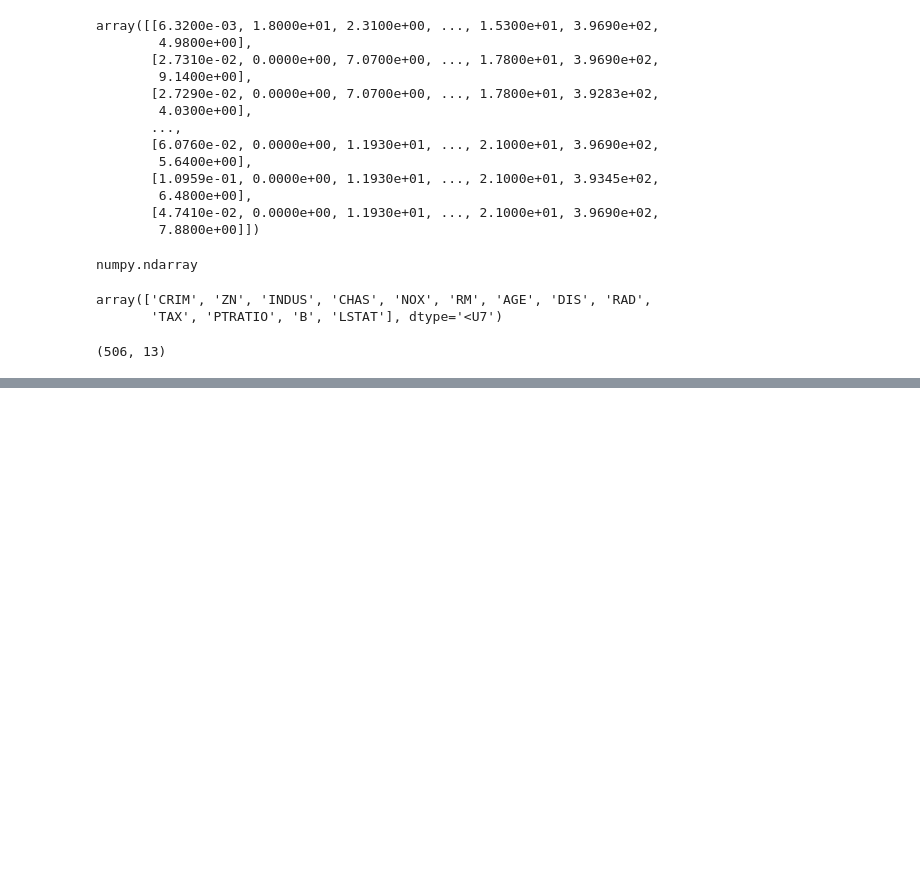
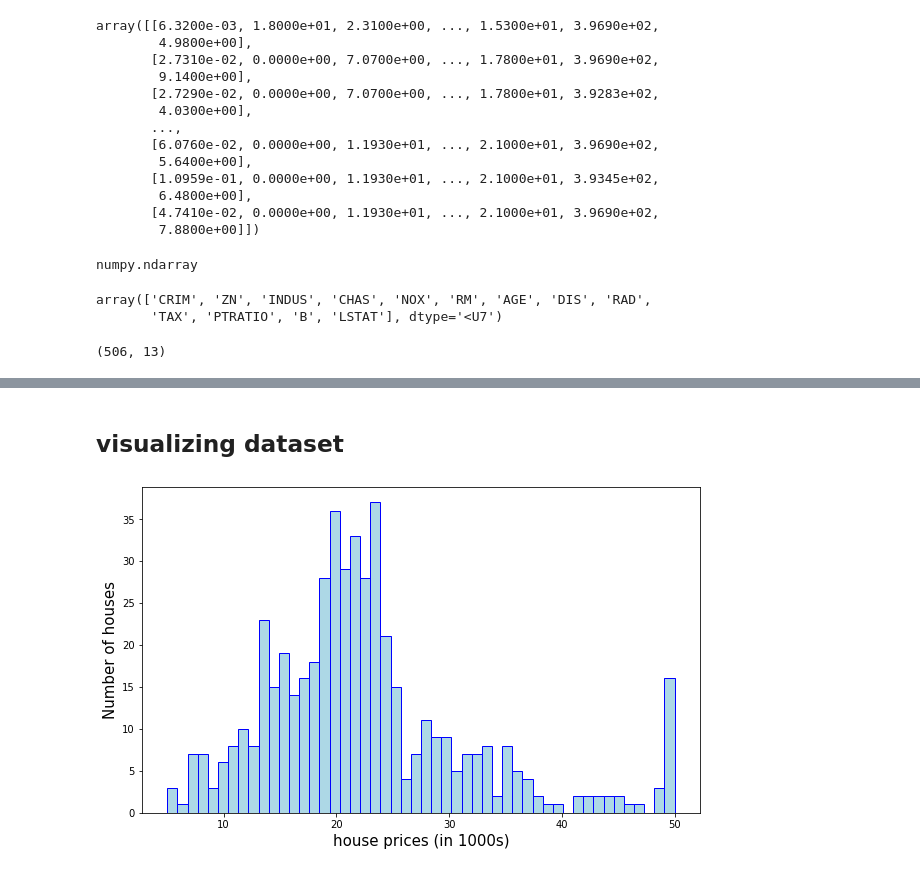
Before and after one commit to Nagaraj-U/Boston-Houseprice-Predictions, a Jupyter notebook: Boston_HousePrices_Prediction.ipynb, the cells around one changed output, grey strips where cells are left out. Drawn from its saved outputs; the diff is of its cells as text; code cells hidden in the pictures; blank space fills up the shorter version.

```diff
--- a/Boston_HousePrices_Prediction.ipynb
+++ b/Boston_HousePrices_Prediction.ipynb
@@ -100,0 +111,2 @@ array([[6.3200e-03, 1.8000e+01, 2.3100e+00, ..., 1.5300e+01, 3.9690e+02,
+# %%
+data=pd.DataFrame(data=boston_dataset.data,columns=boston_dataset.feature_names)
@@ -100,0 +173,3 @@ array([[6.3200e-03, 1.8000e+01, 2.3100e+00, ..., 1.5300e+01, 3.9690e+02,
+# %%
+#adding price column
+data['PRICES']=boston_dataset.target
@@ -100,0 +266,11 @@ array([[6.3200e-03, 1.8000e+01, 2.3100e+00, ..., 1.5300e+01, 3.9690e+02,
+# %% [markdown]
+## visualizing dataset
+# %%
+# visualizing house prices
+plt.figure(figsize=(10,6))
+plt.hist(data['PRICES'],ec='blue',color='lightblue',bins=50)
+plt.xlabel('house prices (in 1000s)',fontsize=15)
+plt.ylabel('Number of houses',fontsize=15)
+plt.show()
+# %% [output]
+[figure, added]
```
Also changed, not shown: parts of 26 cells of this notebook.
